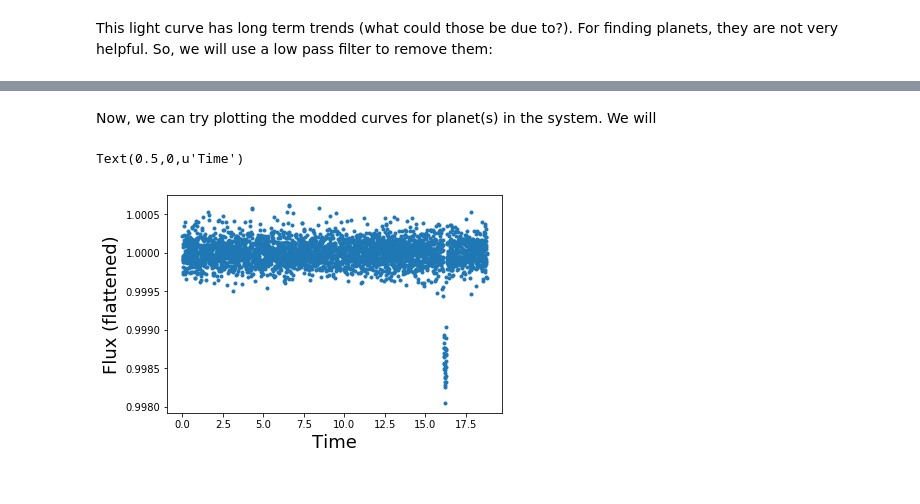
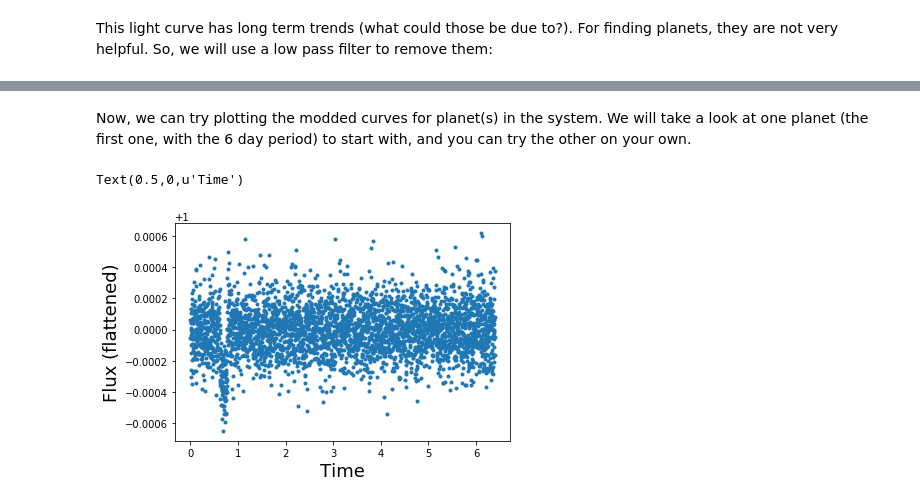
Before and after one commit to timothydmorton/vespa-tutorial, a Jupyter notebook: Notebooks/Tutorial_draft_V2.ipynb, the cells around one changed output, grey strips where cells are left out. Cells and saved outputs as stored; diff of their text form; code cells hidden in the pictures.

```diff
--- a/Notebooks/Tutorial_draft_V2.ipynb
+++ b/Notebooks/Tutorial_draft_V2.ipynb
@@ -276,10 +285,10 @@ import pandas as pd
 epic_target_fitted = pd.read_csv("Data/processed248463350.csv", delimiter=",", skiprows=1,names = headings,engine='python',index_col = None)
 # %% [markdown]
-Now, we can try plotting the modded curves for planet(s) in the system. We will
+Now, we can try plotting the modded curves for planet(s) in the system. We will take a look at one planet (the first one, with the 6 day period) to start with, and you can try the other on your own.
 # %%
-plot(epic_target_fitted['Time'].values % periods[1], epic_target_fitted['Flattened Relative Flux with planet 2 removed'].values, '.')
+plot(epic_target_fitted['Time'].values % periods[0], epic_target_fitted['Flattened Relative Flux with planet 1 removed'].values, '.')
 ylabel("Flux (flattened)", fontsize=18)
 xlabel("Time", fontsize=18)
 # %% [output]
 Text(0.5,0,u'Time')
-[figure, old version]
+[figure, new version]
```
Also changed, not shown: parts of 29 cells of this notebook, 3 other files.
